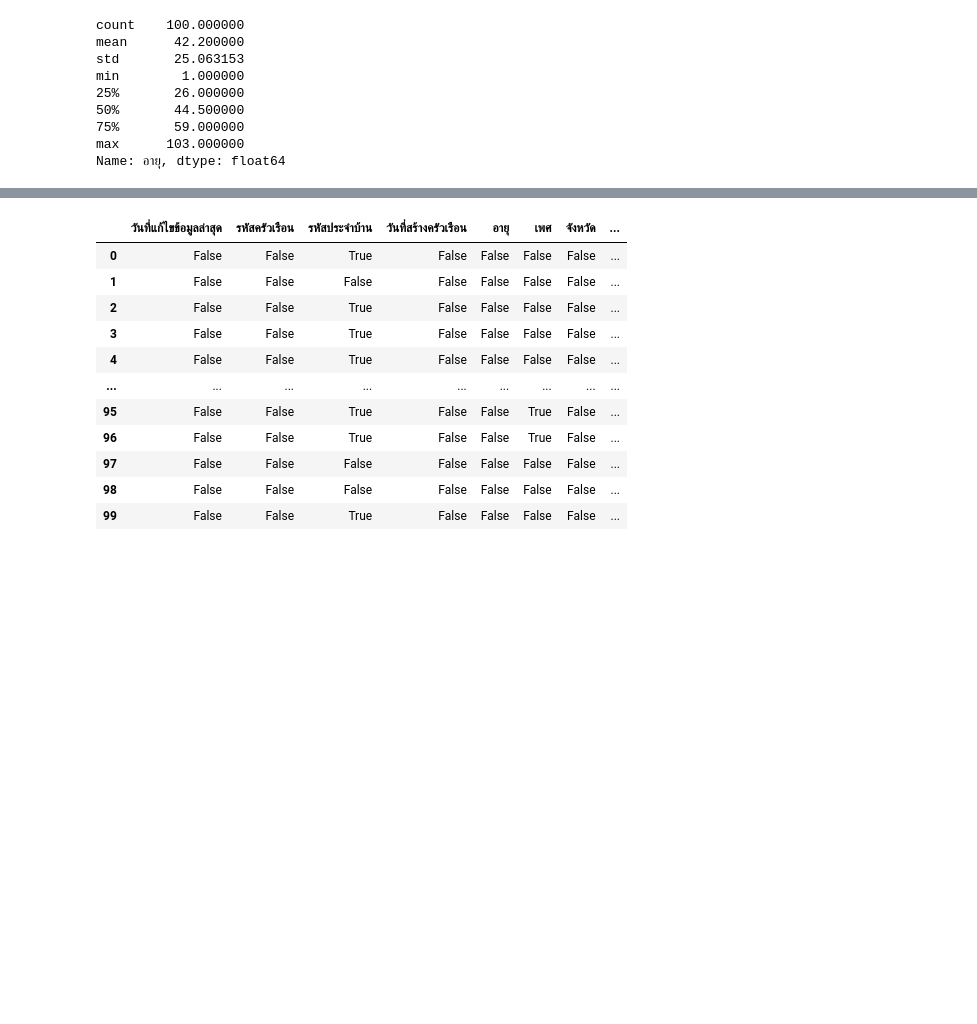
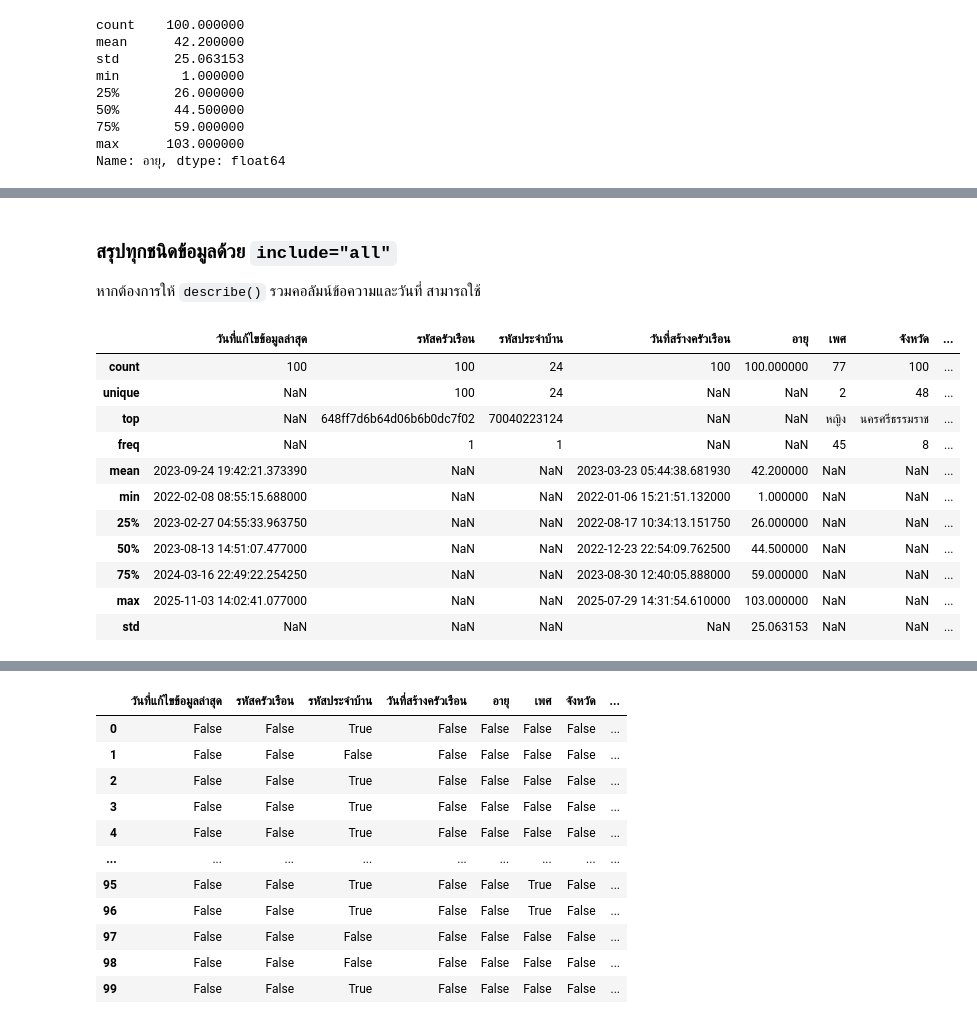
Before and after one commit to vivatbdi/MSDHS_OJT, a Jupyter notebook: py-jupyter_docker/course/day3/09_EDA.ipynb, the cells around one changed output, grey strips where cells are left out. Saved outputs shown, nothing was run; the diff lists cells and outputs as text; code cells hidden in the pictures; blank space fills up the shorter version.

```diff
--- a/py-jupyter_docker/course/day3/09_EDA.ipynb
+++ b/py-jupyter_docker/course/day3/09_EDA.ipynb
@@ -59,0 +55,6 @@ import pandas as pd
+# %%
+csv_file = Path(
+    "msdhs_ops_mso_logbook.csv"
+)
+
+csv_file
@@ -509,0 +515,21 @@ Name: อายุ, dtype: float64
+# %% [markdown]
+### สรุปทุกชนิดข้อมูลด้วย `include="all"`
+
+หากต้องการให้ `describe()` รวมคอลัมน์ข้อความและวันที่ สามารถใช้
+# %%
+mso_df.describe(
+    include="all"
+)
+# %% [output]
+|  | วันที่แก้ไขข้อมูลล่าสุด | รหัสครัวเรือน | รหัสประจำบ้าน | วันที่สร้างครัวเรือน | อายุ | เพศ | จังหวัด | ... |
+| count | 100 | 100 | 24 | 100 | 100.000000 | 77 | 100 | ... |
+| unique | NaN | 100 | 24 | NaN | NaN | 2 | 48 | ... |
+| top | NaN | 648ff7d6b64d06b6b0dc7f02 | 70040223124 | NaN | NaN | หญิง | นครศรีธรรมราช | ... |
+| freq | NaN | 1 | 1 | NaN | NaN | 45 | 8 | ... |
+| mean | 2023-09-24 19:42:21.373390 | NaN | NaN | 2023-03-23 05:44:38.681930 | 42.200000 | NaN | NaN | ... |
+| min | 2022-02-08 08:55:15.688000 | NaN | NaN | 2022-01-06 15:21:51.132000 | 1.000000 | NaN | NaN | ... |
+| 25% | 2023-02-27 04:55:33.963750 | NaN | NaN | 2022-08-17 10:34:13.151750 | 26.000000 | NaN | NaN | ... |
+| 50% | 2023-08-13 14:51:07.477000 | NaN | NaN | 2022-12-23 22:54:09.762500 | 44.500000 | NaN | NaN | ... |
+| 75% | 2024-03-16 22:49:22.254250 | NaN | NaN | 2023-08-30 12:40:05.888000 | 59.000000 | NaN | NaN | ... |
+| max | 2025-11-03 14:02:41.077000 | NaN | NaN | 2025-07-29 14:31:54.610000 | 103.000000 | NaN | NaN | ... |
+| std | NaN | NaN | NaN | NaN | 25.063153 | NaN | NaN | ... |
```
Also changed, not shown: parts of 142 cells of this notebook.
